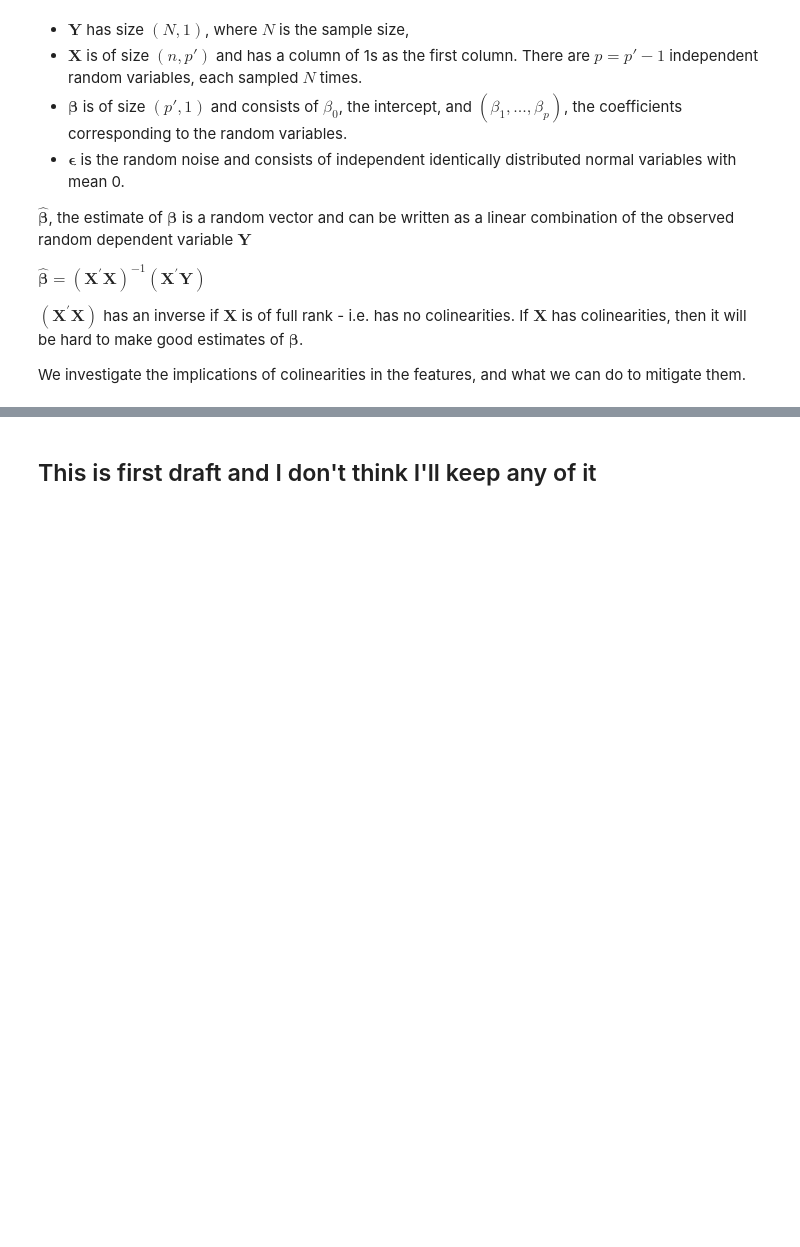
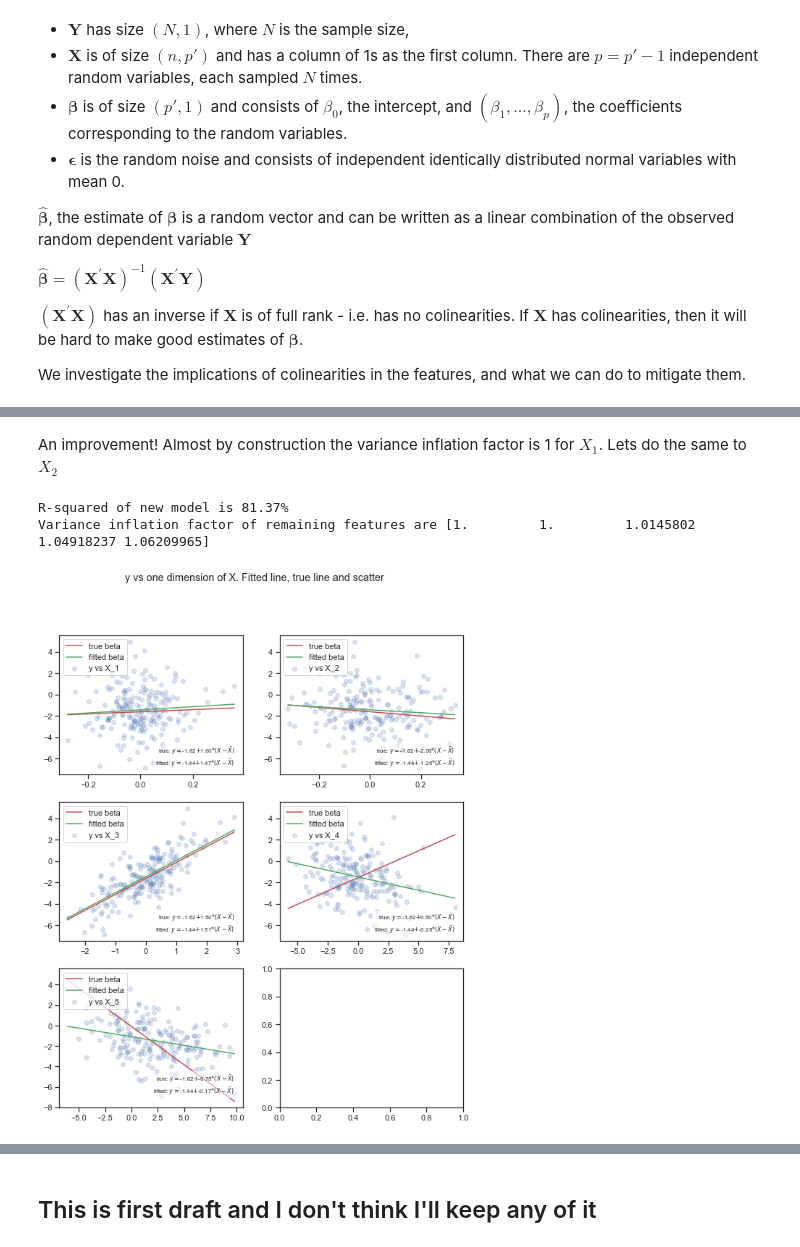
Before and after one commit to alexxcollins/AI_INM702_collab, a Jupyter notebook: task2/nb/collinearity.ipynb, the cells around one changed output, grey strips where cells are left out. Drawn from its saved outputs; the diff is of its cells as text; code cells hidden in the pictures; blank space fills up the shorter version.

```diff
--- a/task2/nb/collinearity.ipynb
+++ b/task2/nb/collinearity.ipynb
@@ -122,0 +104,7 @@ R^2 = 0.8075805845152002
+# %%
+colinear2 = create_colinear_model()
+colinear2.convert_feature_to_residuals(colinear2.X, 0)
+colinear2.fit()
+print("-"*20)
+print("R-squared of new model is {:.2%}".format(colinear2.score))
+print("Variance inflation factor of remaining features are {}".format(colinear2.variance_inflation_factor(colinear2.X)))
@@ -122,0 +118,12 @@ R^2 = 0.8075805845152002
+# %% [markdown]
+An improvement! Almost by construction the variance inflation factor is 1 for $X_1$. Lets do the same to $X_2$
+# %%
+colinear2.convert_feature_to_residuals(colinear2.X, 1)
+colinear2.fit()
+print("R-squared of new model is {:.2%}".format(colinear2.score))
+print("Variance inflation factor of remaining features are {}\n".format(colinear2.variance_inflation_factor(colinear2.X)))
+colinear2.plot2D()
+# %% [output]
+R-squared of new model is 81.37%
+Variance inflation factor of remaining features are [1.         1.         1.0145802  1.04918237 1.06209965]
+[figure, added]
```
Also changed, not shown: parts of 37 cells of this notebook, 18 other files.
